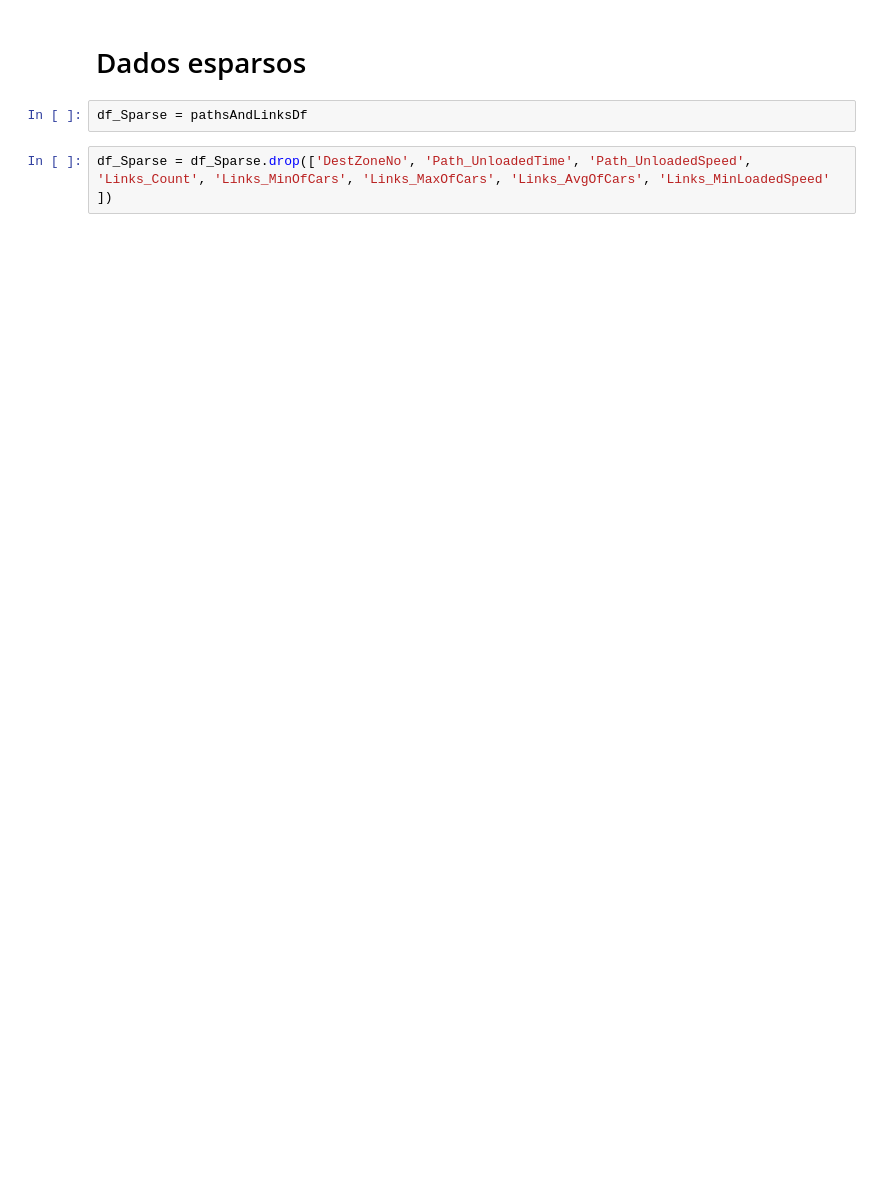
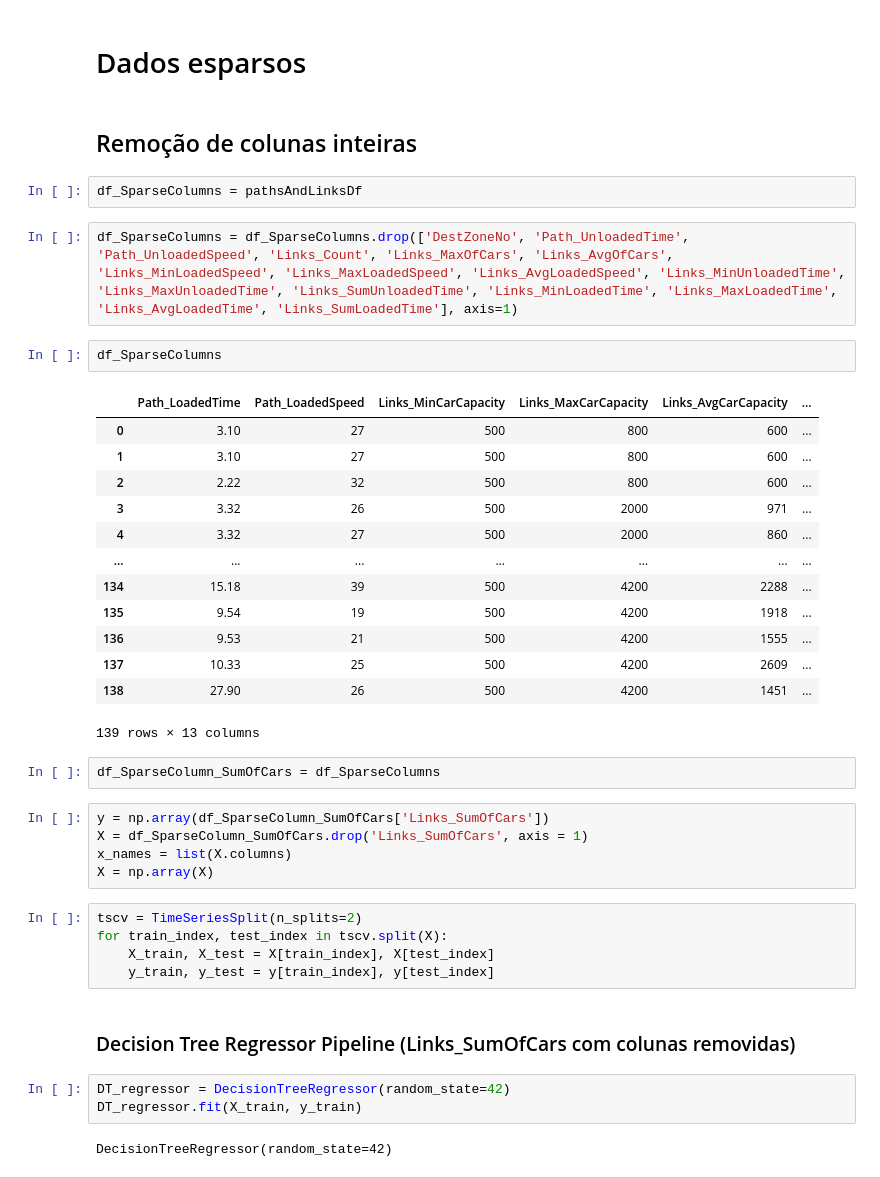
Before and after one commit to DuduSouzaVeiga/SparseData, a Jupyter notebook: SparseData.ipynb, the cells around one changed output. Drawn from its saved outputs; the diff is of its cells as text; blank space fills up the shorter version.

```diff
--- a/SparseData.ipynb
+++ b/SparseData.ipynb
@@ -873,6 +873,43 @@ plt.scatter(y_test, forrest_predictions, c='blue', alpha=0.5)
 # %% [markdown]
 # Dados esparsos
+# %% [markdown]
+## Remoção de colunas inteiras
 # %%
-df_Sparse = pathsAndLinksDf
+df_SparseColumns = pathsAndLinksDf
 # %%
-df_Sparse = df_Sparse.drop(['DestZoneNo', 'Path_UnloadedTime', 'Path_UnloadedSpeed', 'Links_Count', 'Links_MinOfCars', 'Links_MaxOfCars', 'Links_AvgOfCars', 'Links_MinLoadedSpeed' ])
+df_SparseColumns = df_SparseColumns.drop(['DestZoneNo', 'Path_UnloadedTime', 'Path_UnloadedSpeed', 'Links_Count', 'Links_MaxOfCars', 'Links_AvgOfCars', 'Links_MinLoadedSpeed', 'Links_MaxLoadedSpeed', 'Links_AvgLoadedSpeed', 'Links_MinUnloadedTime', 'Links_MaxUnloadedTime', 'Links_SumUnloadedTime', 'Links_MinLoadedTime', 'Links_MaxLoadedTime', 'Links_AvgLoadedTime', 'Links_SumLoadedTime'], axis=1)
+# %%
+df_SparseColumns
+# %% [output]
+|  | Path_LoadedTime | Path_LoadedSpeed | Links_MinCarCapacity | Links_MaxCarCapacity | Links_AvgCarCapacity | ... |
+| 0 | 3.10 | 27 | 500 | 800 | 600 | ... |
+| 1 | 3.10 | 27 | 500 | 800 | 600 | ... |
+| 2 | 2.22 | 32 | 500 | 800 | 600 | ... |
+| 3 | 3.32 | 26 | 500 | 2000 | 971 | ... |
+| 4 | 3.32 | 27 | 500 | 2000 | 860 | ... |
+| ... | ... | ... | ... | ... | ... | ... |
+| 134 | 15.18 | 39 | 500 | 4200 | 2288 | ... |
+| 135 | 9.54 | 19 | 500 | 4200 | 1918 | ... |
+| 136 | 9.53 | 21 | 500 | 4200 | 1555 | ... |
+| 137 | 10.33 | 25 | 500 | 4200 | 2609 | ... |
+| 138 | 27.90 | 26 | 500 | 4200 | 1451 | ... |
+139 rows × 13 columns
+# %%
+df_SparseColumn_SumOfCars = df_SparseColumns
+# %%
+y = np.array(df_SparseColumn_SumOfCars['Links_SumOfCars'])
+X = df_SparseColumn_SumOfCars.drop('Links_SumOfCars', axis = 1)
+x_names = list(X.columns)
+X = np.array(X)
+# %%
+tscv = TimeSeriesSplit(n_splits=2)
+for train_index, test_index in tscv.split(X):
+    X_train, X_test = X[train_index], X[test_index]
+    y_train, y_test = y[train_index], y[test_index]
+# %% [markdown]
+### Decision Tree Regressor Pipeline (Links_SumOfCars com colunas removidas)
+# %%
+DT_regressor = DecisionTreeRegressor(random_state=42)
+DT_regressor.fit(X_train, y_train)
+# %% [output]
+DecisionTreeRegressor(random_state=42)
```
Also changed, not shown: parts of 69 cells of this notebook.
